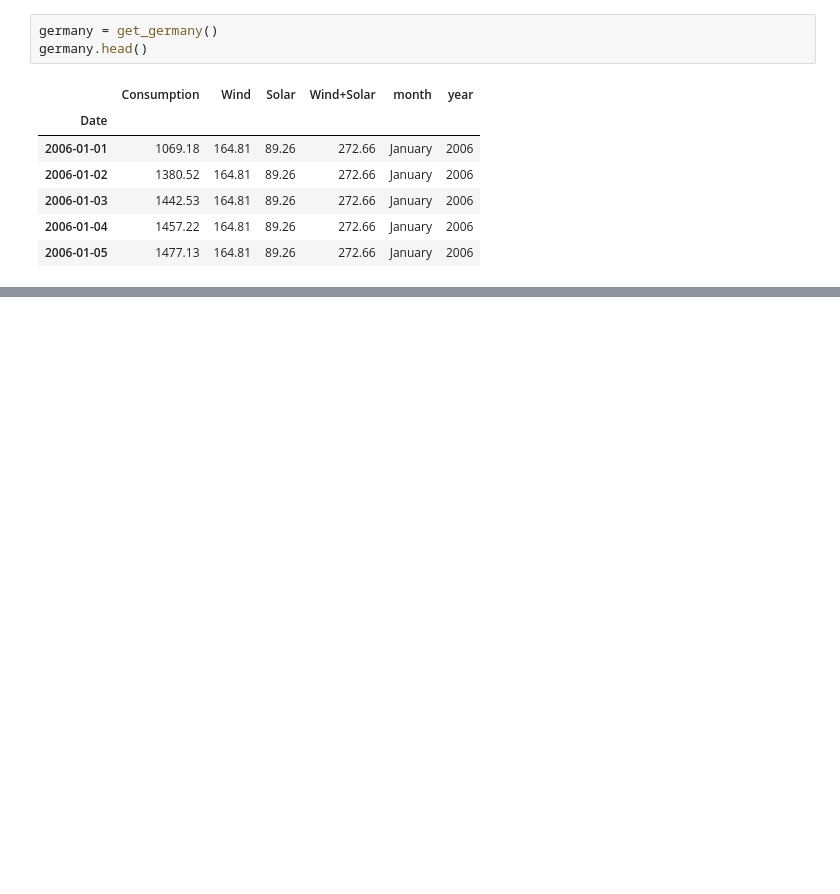
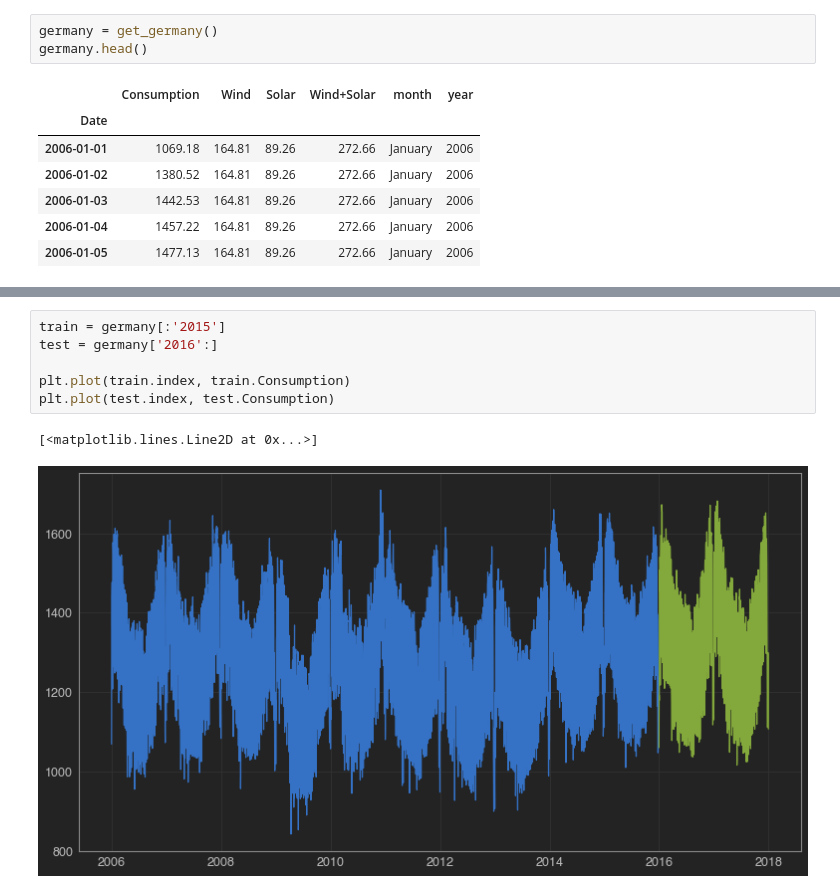
Before and after one commit to Ken-Alviola/time-series-exercises, a Jupyter notebook: explore.ipynb, the cells around one changed output, grey strips where cells are left out. Saved outputs shown, nothing was run; the diff lists cells and outputs as text; blank space fills up the shorter version.

```diff
--- a/explore.ipynb
+++ b/explore.ipynb
@@ -546,0 +552,9 @@ germany.head()
+# %%
+train = germany[:'2015']
+test = germany['2016':]
+
+plt.plot(train.index, train.Consumption)
+plt.plot(test.index, test.Consumption)
+# %% [output]
+[<matplotlib.lines.Line2D at 0x...>]
+[figure, added]
```
Also changed, not shown: parts of 44 cells of this notebook.
